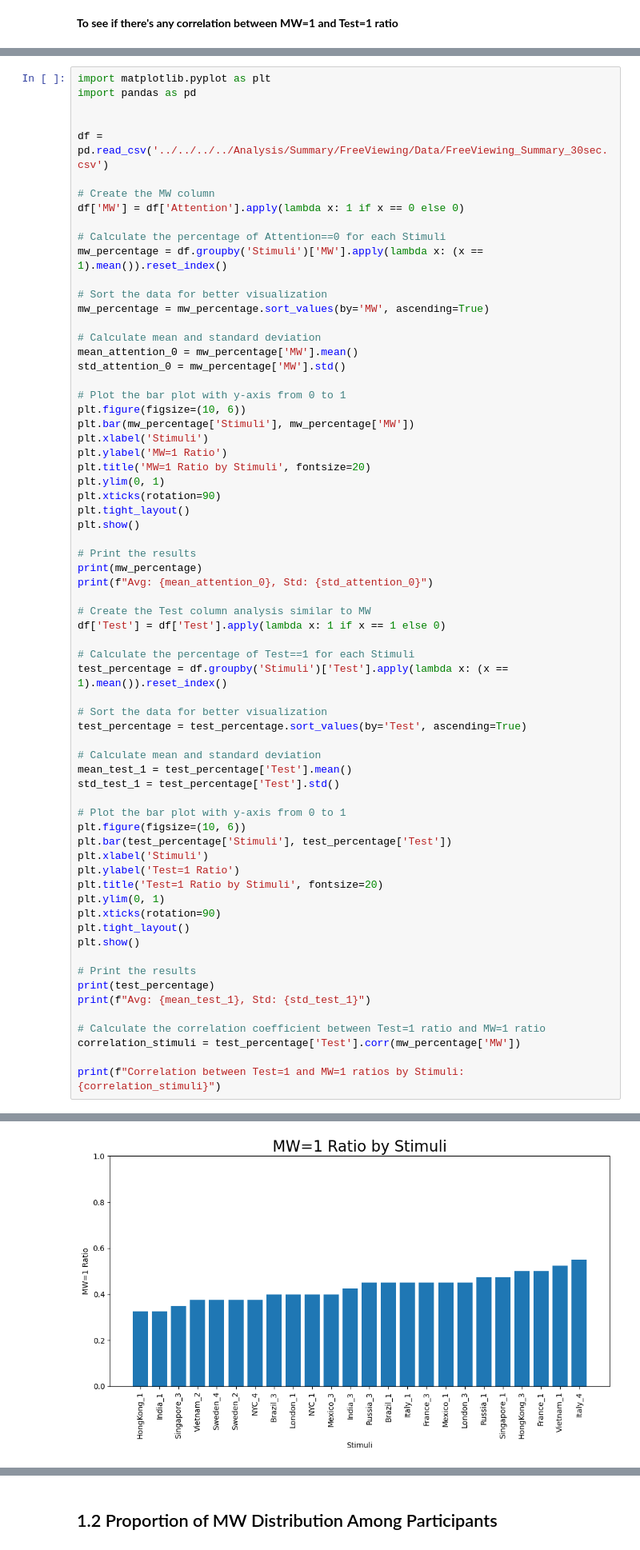
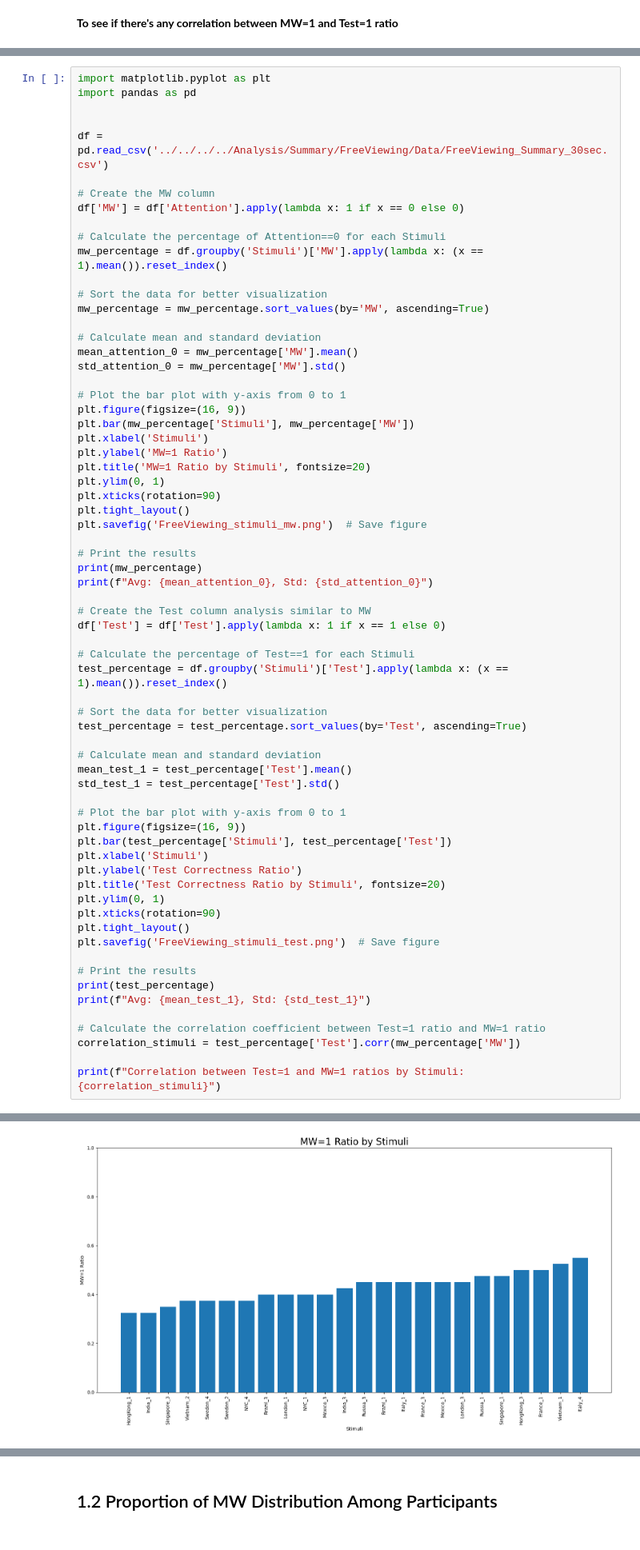
Before and after one commit to shiroyang/Mind-Wandering-Exp, a Jupyter notebook: Analysis/Summary/FreeViewing/Code/visualize_summary.ipynb, the cells around one changed output, grey strips where cells are left out. Shown at 80% size. Saved outputs shown, nothing was run; the diff lists cells and outputs as text.

```diff
--- a/Analysis/Summary/FreeViewing/Code/visualize_summary.ipynb
+++ b/Analysis/Summary/FreeViewing/Code/visualize_summary.ipynb
@@ -199,7 +178,7 @@ mean_attention_0 = mw_percentage['MW'].mean()
 std_attention_0 = mw_percentage['MW'].std()
 
 # Plot the bar plot with y-axis from 0 to 1
-plt.figure(figsize=(10, 6))
+plt.figure(figsize=(16, 9))
 plt.bar(mw_percentage['Stimuli'], mw_percentage['MW'])
 plt.xlabel('Stimuli')
 plt.ylabel('MW=1 Ratio')
@@ -207,7 +186,7 @@ plt.title('MW=1 Ratio by Stimuli', fontsize=20)
 plt.ylim(0, 1)
 plt.xticks(rotation=90)
 plt.tight_layout()
-plt.show()
+plt.savefig('FreeViewing_stimuli_mw.png')  # Save figure
 
 # Print the results
 print(mw_percentage)
@@ -227,15 +206,15 @@ mean_test_1 = test_percentage['Test'].mean()
 std_test_1 = test_percentage['Test'].std()
 
 # Plot the bar plot with y-axis from 0 to 1
-plt.figure(figsize=(10, 6))
+plt.figure(figsize=(16, 9))
 plt.bar(test_percentage['Stimuli'], test_percentage['Test'])
 plt.xlabel('Stimuli')
-plt.ylabel('Test=1 Ratio')
-plt.title('Test=1 Ratio by Stimuli', fontsize=20)
+plt.ylabel('Test Correctness Ratio')
+plt.title('Test Correctness Ratio by Stimuli', fontsize=20)
 plt.ylim(0, 1)
 plt.xticks(rotation=90)
 plt.tight_layout()
-plt.show()
+plt.savefig('FreeViewing_stimuli_test.png')  # Save figure
 
 # Print the results
 print(test_percentage)
@@ -249 +245 @@ print(f"Correlation between Test=1 and MW=1 ratios by Stimuli: {correlation_stim
-[figure, old version]
+[figure, new version]
```
Also changed, not shown: parts of 4 cells of this notebook, 32 other files.
